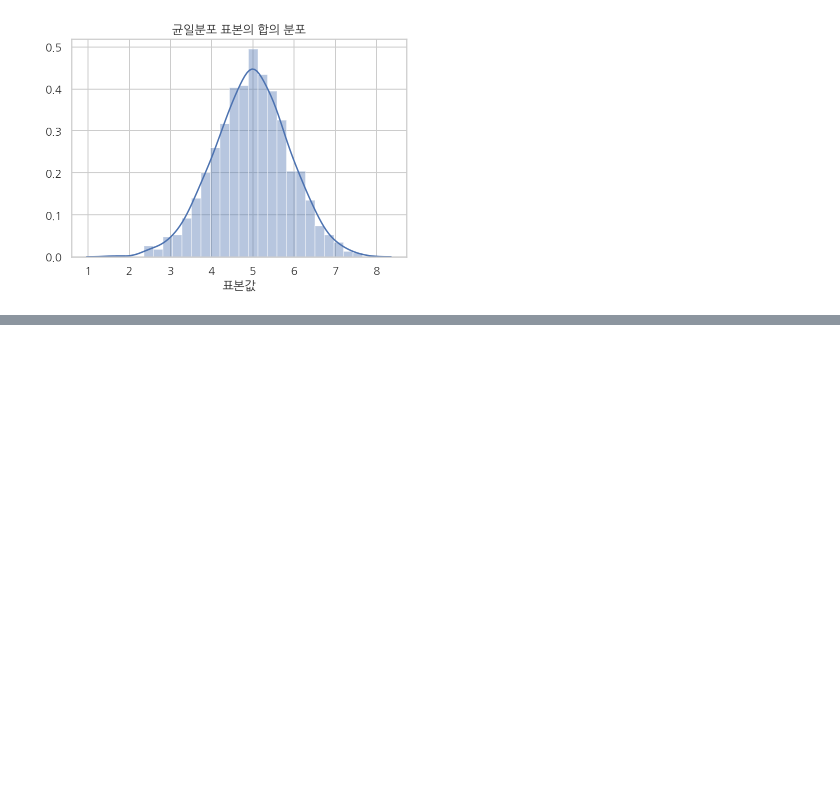
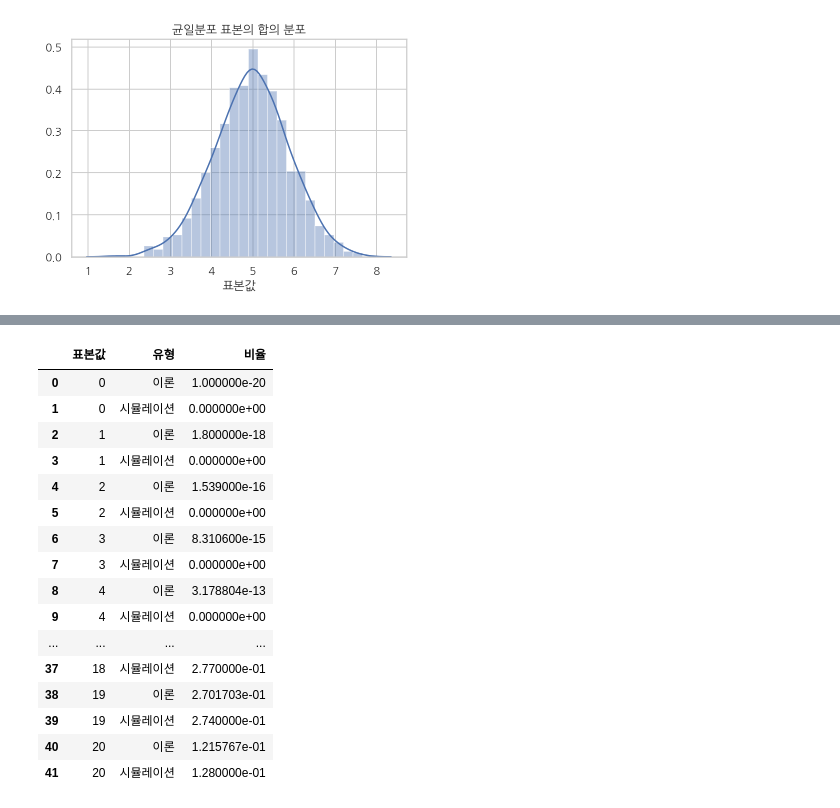
Before and after one commit to whguswls58/TIL, a Jupyter notebook: math/200509_mathclass.ipynb, the cells around one changed output, grey strips where cells are left out. Drawn from its saved outputs; the diff is of its cells as text; code cells hidden in the pictures; blank space fills up the shorter version.

```diff
--- a/math/200509_mathclass.ipynb
+++ b/math/200509_mathclass.ipynb
@@ -51,0 +78,25 @@ plt.show()
+# %%
+y = np.bincount(x, minlength=N+1)/float(len(x))
+df = pd.DataFrame({"이론": rv.pmf(xx), "시뮬레이션": y}).stack()
+df = df.reset_index()
+df.columns = ["표본값", "유형", "비율"]
+df.pivot("표본값", "유형", "비율")
+df
+# %% [output]
+|  | 표본값 | 유형 | 비율 |
+| 0 | 0 | 이론 | 1.000000e-20 |
+| 1 | 0 | 시뮬레이션 | 0.000000e+00 |
+| 2 | 1 | 이론 | 1.800000e-18 |
+| 3 | 1 | 시뮬레이션 | 0.000000e+00 |
+| 4 | 2 | 이론 | 1.539000e-16 |
+| 5 | 2 | 시뮬레이션 | 0.000000e+00 |
+| 6 | 3 | 이론 | 8.310600e-15 |
+| 7 | 3 | 시뮬레이션 | 0.000000e+00 |
+| 8 | 4 | 이론 | 3.178804e-13 |
+| 9 | 4 | 시뮬레이션 | 0.000000e+00 |
+| ... | ... | ... | ... |
+| 37 | 18 | 시뮬레이션 | 2.770000e-01 |
+| 38 | 19 | 이론 | 2.701703e-01 |
+| 39 | 19 | 시뮬레이션 | 2.740000e-01 |
+| 40 | 20 | 이론 | 1.215767e-01 |
+| 41 | 20 | 시뮬레이션 | 1.280000e-01 |
```
Also changed, not shown: parts of 3 cells of this notebook.
